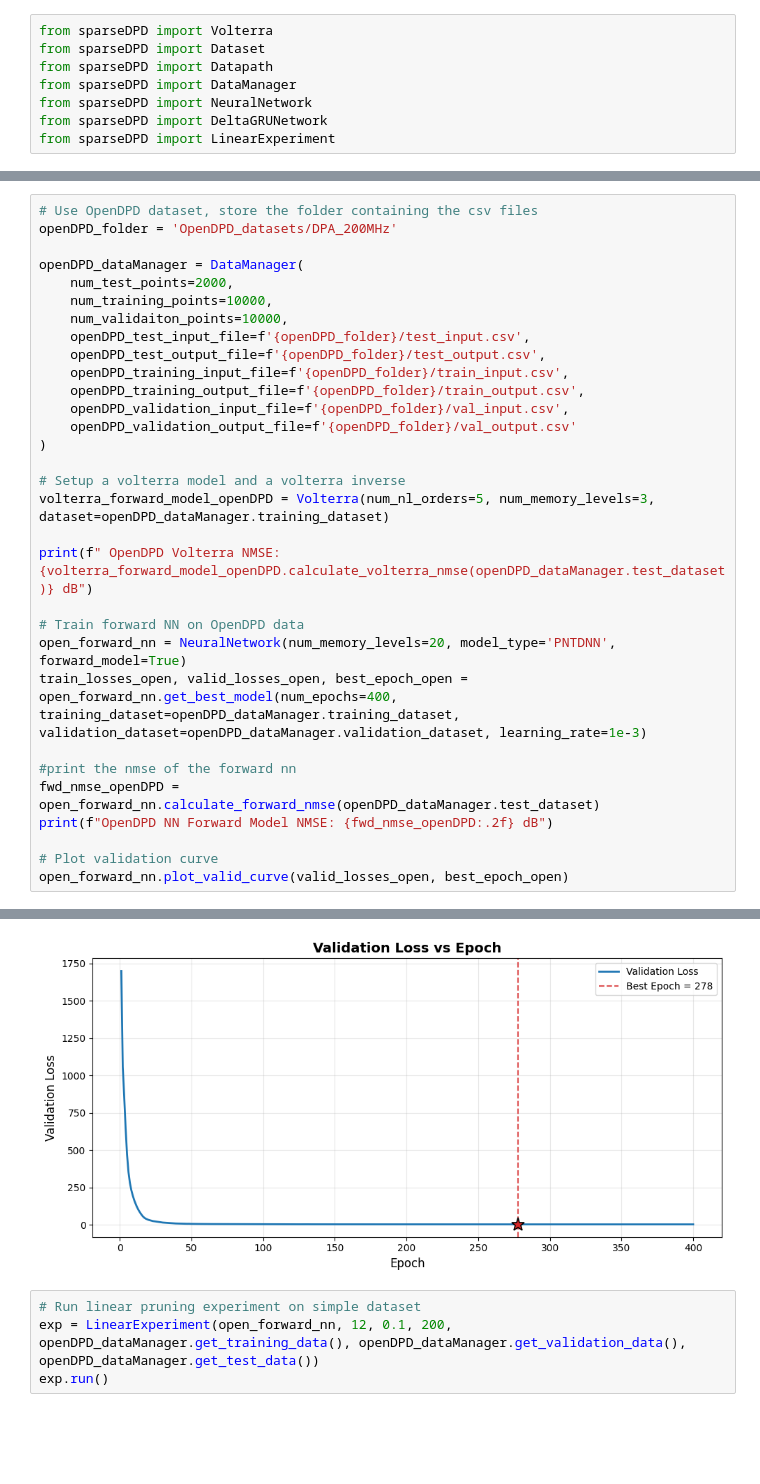
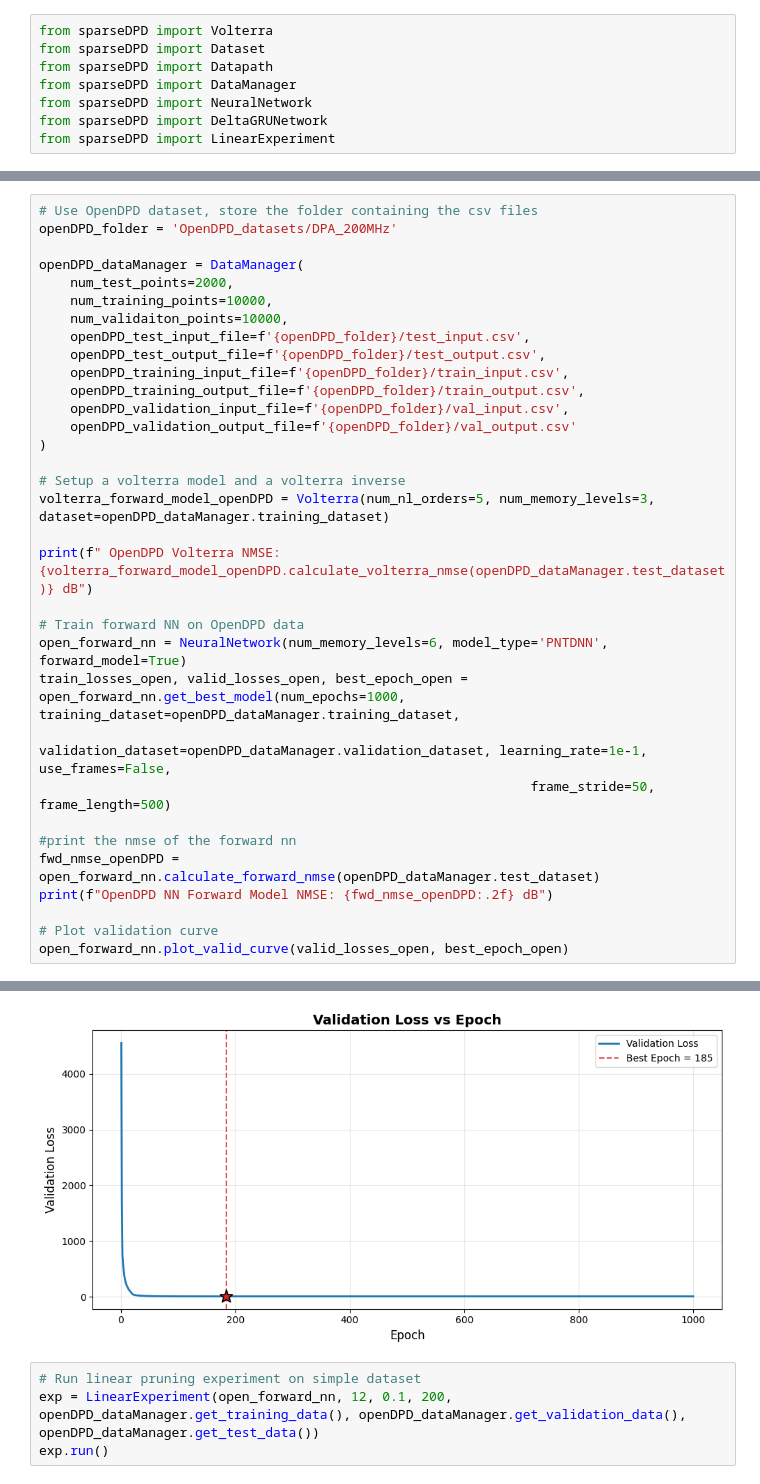
Before and after one commit to aquigney/sparseDPD, a Jupyter notebook: refactored_notebook.ipynb, the cells around one changed output, grey strips where cells are left out. Cells and saved outputs as stored; diff of their text form; blank space fills up the shorter version.

```diff
--- a/refactored_notebook.ipynb
+++ b/refactored_notebook.ipynb
@@ -68,8 +93,10 @@ volterra_forward_model_openDPD = Volterra(num_nl_orders=5, num_memory_levels=3,
 print(f" OpenDPD Volterra NMSE: {volterra_forward_model_openDPD.calculate_volterra_nmse(openDPD_dataManager.test_dataset)} dB")
 
 # Train forward NN on OpenDPD data
-open_forward_nn = NeuralNetwork(num_memory_levels=20, model_type='PNTDNN', forward_model=True)
-train_losses_open, valid_losses_open, best_epoch_open = open_forward_nn.get_best_model(num_epochs=400, training_dataset=openDPD_dataManager.training_dataset, validation_dataset=openDPD_dataManager.validation_dataset, learning_rate=1e-3)
+open_forward_nn = NeuralNetwork(num_memory_levels=6, model_type='PNTDNN', forward_model=True)
+train_losses_open, valid_losses_open, best_epoch_open = open_forward_nn.get_best_model(num_epochs=1000, training_dataset=openDPD_dataManager.training_dataset,
+                                                               validation_dataset=openDPD_dataManager.validation_dataset, learning_rate=1e-1, use_frames=False,
+                                                               frame_stride=50, frame_length=500)
 
 #print the nmse of the forward nn
 fwd_nmse_openDPD = open_forward_nn.calculate_forward_nmse(openDPD_dataManager.test_dataset)
@@ -98,4 +125,4 @@ OpenDPD NN Forward Model NMSE: -34.63 dB
-[figure, old version]
+[figure, new version]
 # %%
 # Run linear pruning experiment on simple dataset
 exp = LinearExperiment(open_forward_nn, 12, 0.1, 200, openDPD_dataManager.get_training_data(), openDPD_dataManager.get_validation_data(), openDPD_dataManager.get_test_data())
```
Also changed, not shown: parts of 3 cells of this notebook, 1 other file.
